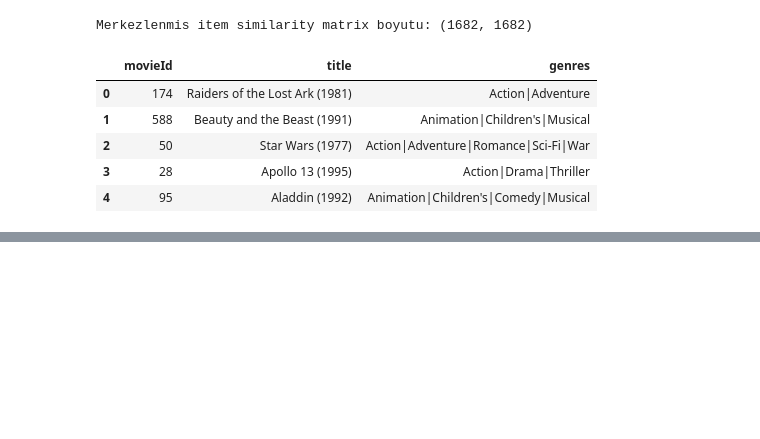
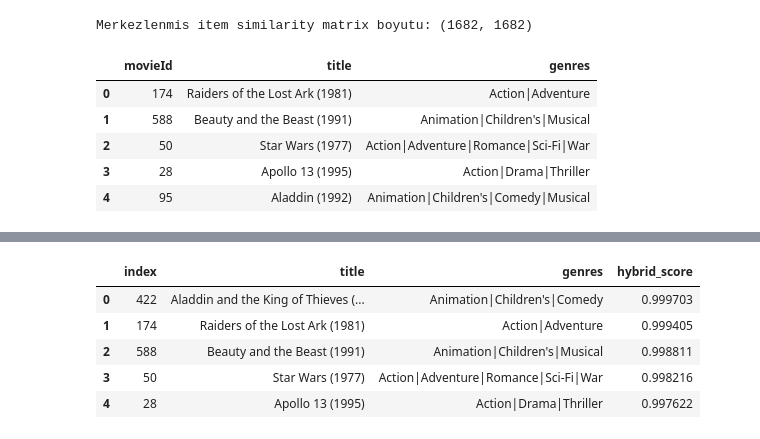
Before and after one commit to egemenoral1-jpg/film-oneri-sistemi, a Jupyter notebook: notebooks/01_eda.ipynb, the cells around one changed output, grey strips where cells are left out. Saved outputs shown, nothing was run; the diff lists cells and outputs as text; code cells hidden in the pictures; blank space fills up the shorter version.

```diff
--- a/notebooks/01_eda.ipynb
+++ b/notebooks/01_eda.ipynb
@@ -242,0 +329,15 @@ get_collaborative_recommendations_v2(1)
+# %%
+movie_idx = movies[movies['movieId'] == 1].index[0]
+content_scores = pd.Series(cosine_sim[movie_idx], index=movies['movieId'].values)
+collab_scores = item_similarity_centered_df[1]
+
+content_rank = content_scores.rank(pct=True)
+collab_rank = collab_scores.rank(pct=True)
+
+print("Star Wars (movieId=50):")
+print("Content rank:", content_rank[50])
+print("Collab rank:", collab_rank[50])
+
+print("\nAladdin (movieId=95):")
+print("Content rank:", content_rank[95])
+print("Collab rank:", collab_rank[95])
@@ -242,0 +361,27 @@ get_collaborative_recommendations_v2(1)
+# %%
+def get_hybrid_recommendations_v3(movie_id, n=5):
+    movie_idx = movies[movies['movieId'] == movie_id].index[0]
+    content_scores = pd.Series(cosine_sim[movie_idx], index=movies['movieId'].values)
+    collab_scores = item_similarity_centered_df[movie_id]
+
+    content_rank = content_scores.rank(pct=True)
+    collab_rank = collab_scores.rank(pct=True)
+
+    hybrid_scores = pd.concat([content_rank, collab_rank], axis=1).max(axis=1)
+    hybrid_scores = hybrid_scores.drop(movie_id)
+    hybrid_scores = hybrid_scores.sort_values(ascending=False)
+
+    top_movie_ids = hybrid_scores.head(n).index
+    result = movies[movies['movieId'].isin(top_movie_ids)][['movieId', 'title', 'genres']]
+    result = result.set_index('movieId').loc[top_movie_ids].reset_index()
+    result['hybrid_score'] = hybrid_scores.head(n).values
+    return result
+
+get_hybrid_recommendations_v3(1)
+# %% [output]
+|  | index | title | genres | hybrid_score |
+| 0 | 422 | Aladdin and the King of Thieves (... | Animation|Children's|Comedy | 0.999703 |
+| 1 | 174 | Raiders of the Lost Ark (1981) | Action|Adventure | 0.999405 |
+| 2 | 588 | Beauty and the Beast (1991) | Animation|Children's|Musical | 0.998811 |
+| 3 | 50 | Star Wars (1977) | Action|Adventure|Romance|Sci-Fi|War | 0.998216 |
+| 4 | 28 | Apollo 13 (1995) | Action|Drama|Thriller | 0.997622 |
```
Also changed, not shown: parts of 5 cells of this notebook.
